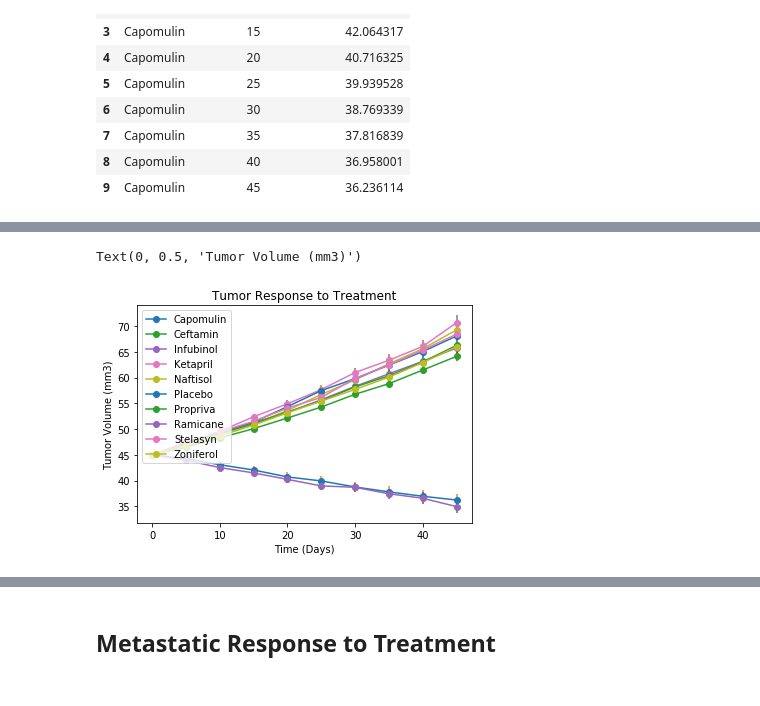
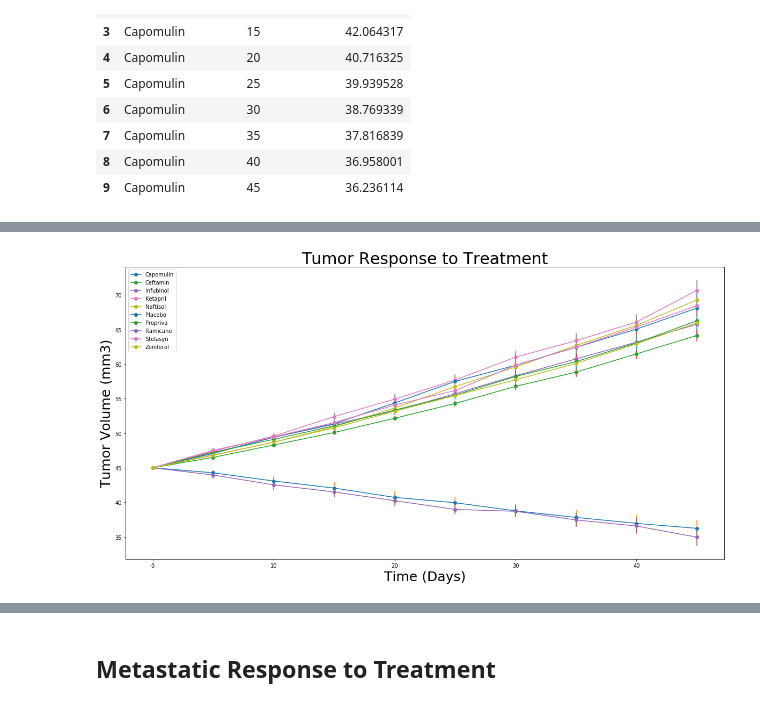
Before and after one commit to RChloe/matplotlib-challenge, a Jupyter notebook: Pymaceuticals/Homework 5.ipynb, the cells around one changed output, grey strips where cells are left out. Saved outputs shown, nothing was run; the diff lists cells and outputs as text; code cells hidden in the pictures.

Commit message:
Fixed plots, added comments, added observations

```diff
--- a/Pymaceuticals/Homework 5.ipynb
+++ b/Pymaceuticals/Homework 5.ipynb
@@ -153,29 +145,26 @@ drug_dict[drugs[0]]
 # %%
 # Generate the Plot (with Error Bars)
 x = range(50)
 y = range(30,80)
-fig = plt.figure()
+fig = plt.figure(figsize=(20,10))
 ax1 = fig.add_subplot(111)
 
 
 for i in range(len(drugs)):
     x=drug_dict[drugs[i]][['Timepoint']]
     y=drug_dict[drugs[i]][['Tumor Volume (mm3)']]
     ax1.plot(x,y,label=drugs[i],marker='o')
     plt.legend(loc='upper left');
     ax1.errorbar(x.values,y.values,yerr=err_dict[drugs[i]]['Standard Error'],linestyle="None")
-    #plt.plot(drug_dict[drugs[i]][['Timepoint']], drug_dict[drugs[i]][['Tumor Volume (mm3)']],'-ok')
+
+plt.title('Tumor Response to Treatment',fontsize=30)
+plt.xlabel('Time (Days)',fontsize=25)
+plt.ylabel('Tumor Volume (mm3)',fontsize=25)
+
 # Save the Figure
-#ax1.plot
-#plt.plot('-ok')
-
-plt.title('Tumor Response to Treatment')
-plt.xlabel('Time (Days)')
-plt.ylabel('Tumor Volume (mm3)')
-#plt.errorbar()
+plt.savefig('plots/tumor_volume.png')
 # %% [output]
-Text(0, 0.5, 'Tumor Volume (mm3)')
-[figure, old version]
+[figure, new version]
 # %%
 # Show the Figure
 # %% [markdown]
```
Also changed, not shown: parts of 21 cells of this notebook, 4 other files.
